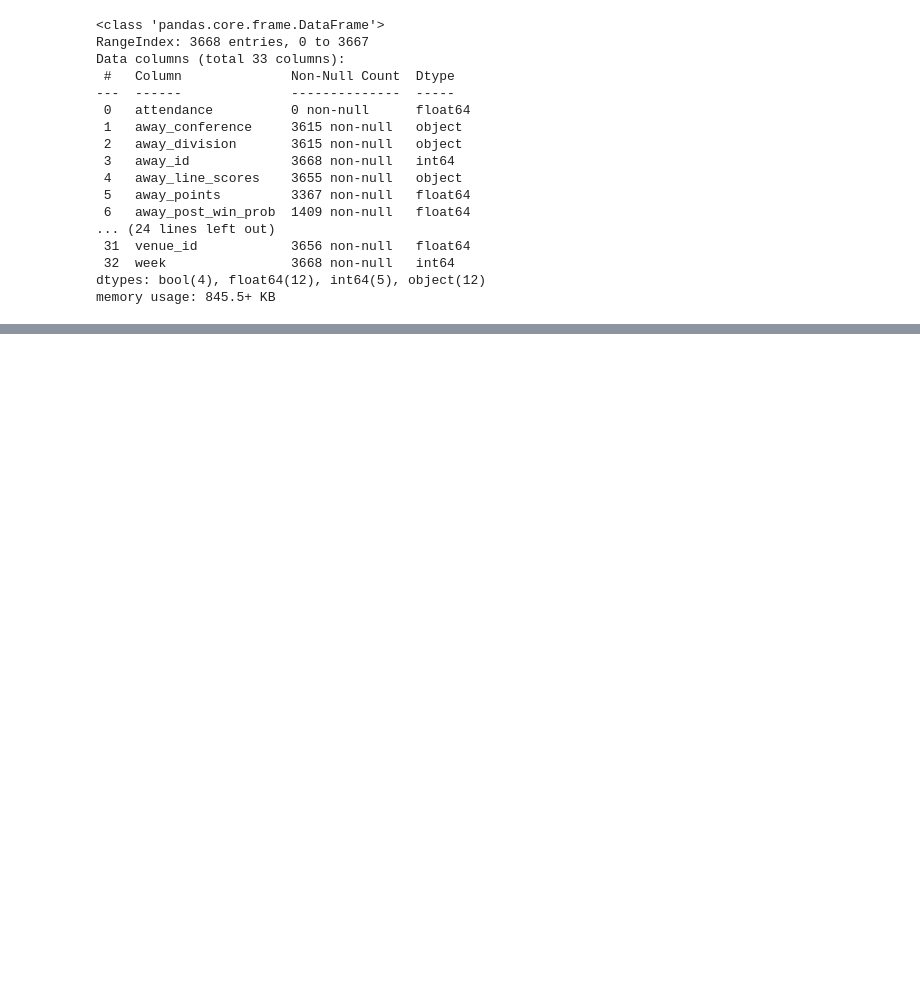
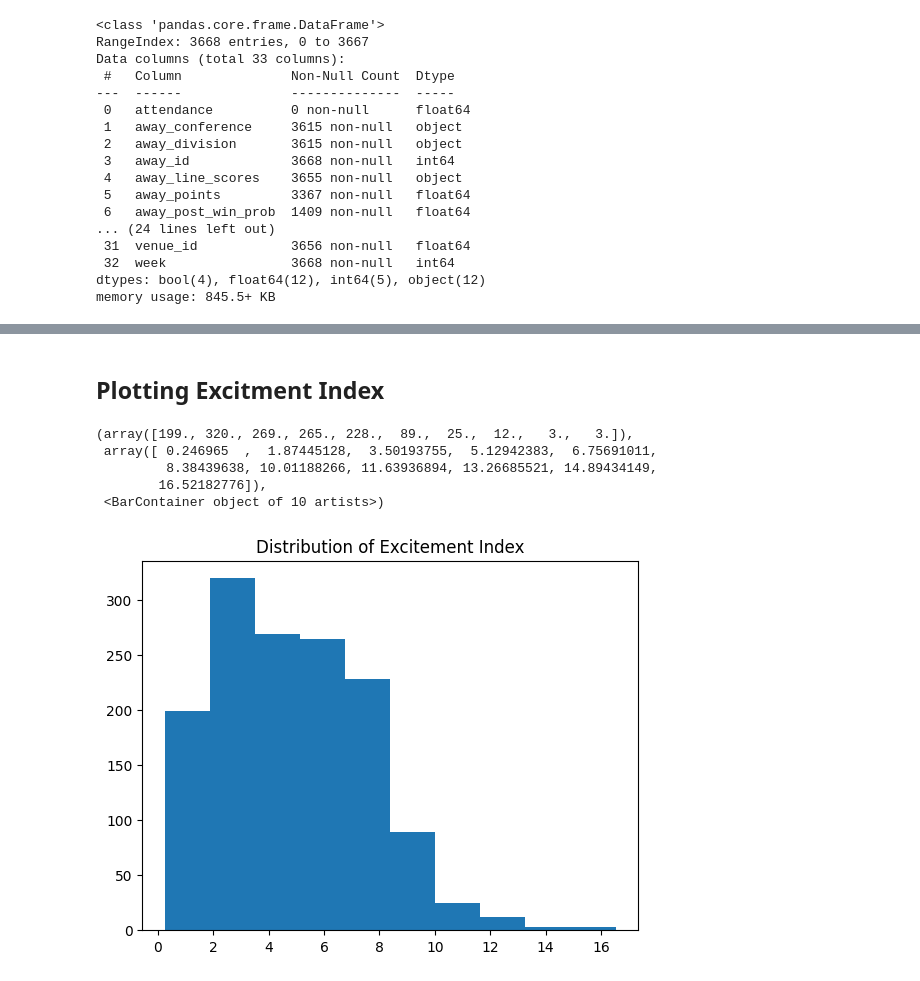
Before and after one commit to wjurden/college-football-project, a Jupyter notebook: code/eda/excitment_eda.ipynb, the cells around one changed output, grey strips where cells are left out. Cells and saved outputs as stored; diff of their text form; code cells hidden in the pictures; blank space fills up the shorter version.

Commit message:
Update excitment_eda.ipynb
Running EDA on excitement index

```diff
--- a/code/eda/excitment_eda.ipynb
+++ b/code/eda/excitment_eda.ipynb
@@ -7,8 +7,8 @@ import matplotlib.pyplot as plt
 
 os.chdir('/Users/wesjurden/Documents/GitHub/Personal/college-football-project/data/clean')
 
-game_data = pd.read_csv('game_data_2022_clean.csv')
-game_data.info()
+df = pd.read_csv('game_data_2022_clean.csv')
+df.info()
 # %% [output]
 <class 'pandas.core.frame.DataFrame'>
 RangeIndex: 3668 entries, 0 to 3667
@@ -29,0 +32,3 @@ memory usage: 845.5+ KB
+# %%
+# Creating a variable to make the data easier to work with
+ex = df['excitement_index']
@@ -29,0 +77,12 @@ memory usage: 845.5+ KB
+# %% [markdown]
+## Plotting Excitment Index
+# %%
+plt.title('Distribution of Excitement Index')
+plt.hist(ex)
+# %% [output]
+(array([199., 320., 269., 265., 228.,  89.,  25.,  12.,   3.,   3.]),
+ array([ 0.246965  ,  1.87445128,  3.50193755,  5.12942383,  6.75691011,
+         8.38439638, 10.01188266, 11.63936894, 13.26685521, 14.89434149,
+        16.52182776]),
+ <BarContainer object of 10 artists>)
+[figure, added]
```
Also changed, not shown: parts of 8 cells of this notebook.
